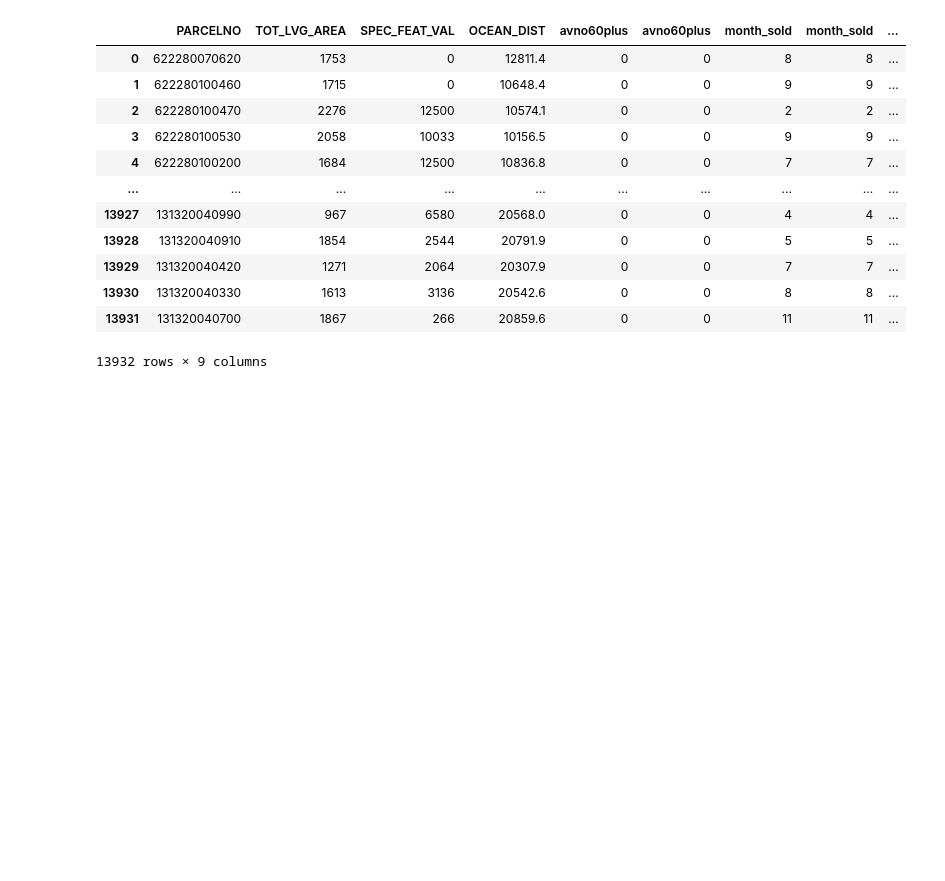
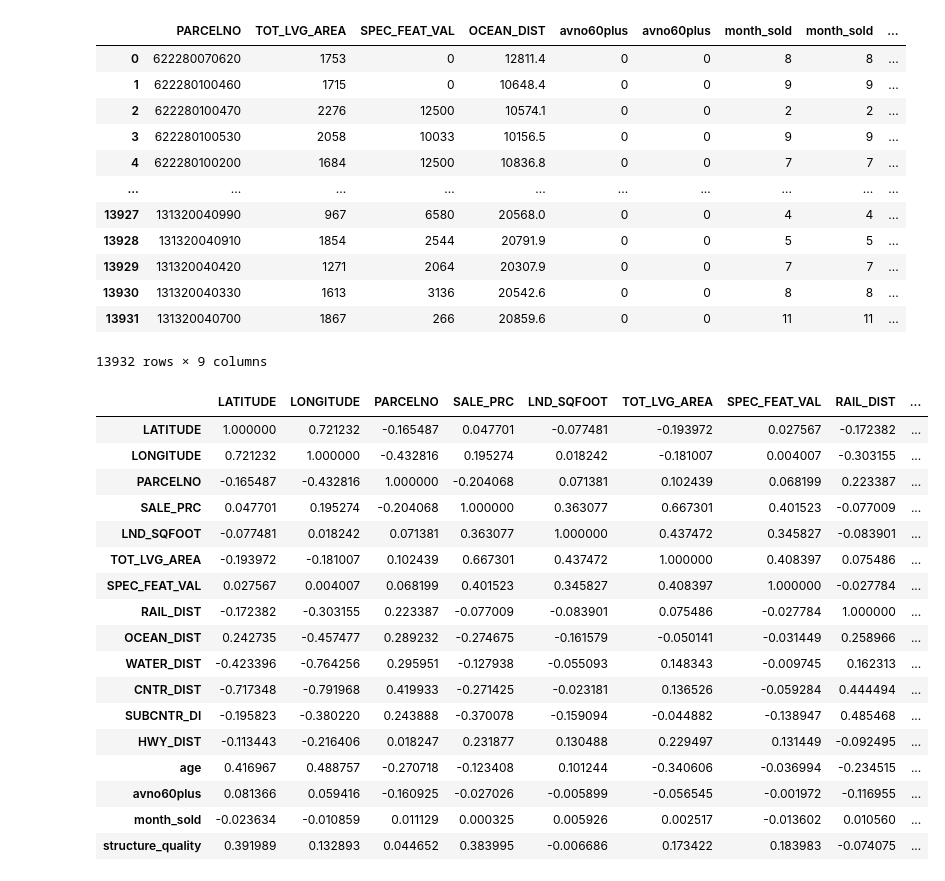
Before and after one commit to OswaCabrera/DataMining, a Jupyter notebook: OCP-HRD-Practica6.ipynb, the cells around one changed output. Saved outputs shown, nothing was run; the diff lists cells and outputs as text; code cells hidden in the pictures; blank space fills up the shorter version.

```diff
--- a/OCP-HRD-Practica6.ipynb
+++ b/OCP-HRD-Practica6.ipynb
@@ -549,3 +567,25 @@ DatosMiamiACP
 | 13930 | 131320040330 | 1613 | 3136 | 20542.6 | 0 | 0 | 8 | 8 | ... |
 | 13931 | 131320040700 | 1867 | 266 | 20859.6 | 0 | 0 | 11 | 11 | ... |
 13932 rows × 9 columns
+# %%
+CorrMiami = DatosMiami.corr(method='pearson')
+CorrMiami #AQUI EMPIEZA ACD
+# %% [output]
+|  | LATITUDE | LONGITUDE | PARCELNO | SALE_PRC | LND_SQFOOT | TOT_LVG_AREA | SPEC_FEAT_VAL | RAIL_DIST | ... |
+| LATITUDE | 1.000000 | 0.721232 | -0.165487 | 0.047701 | -0.077481 | -0.193972 | 0.027567 | -0.172382 | ... |
+| LONGITUDE | 0.721232 | 1.000000 | -0.432816 | 0.195274 | 0.018242 | -0.181007 | 0.004007 | -0.303155 | ... |
+| PARCELNO | -0.165487 | -0.432816 | 1.000000 | -0.204068 | 0.071381 | 0.102439 | 0.068199 | 0.223387 | ... |
+| SALE_PRC | 0.047701 | 0.195274 | -0.204068 | 1.000000 | 0.363077 | 0.667301 | 0.401523 | -0.077009 | ... |
+| LND_SQFOOT | -0.077481 | 0.018242 | 0.071381 | 0.363077 | 1.000000 | 0.437472 | 0.345827 | -0.083901 | ... |
+| TOT_LVG_AREA | -0.193972 | -0.181007 | 0.102439 | 0.667301 | 0.437472 | 1.000000 | 0.408397 | 0.075486 | ... |
+| SPEC_FEAT_VAL | 0.027567 | 0.004007 | 0.068199 | 0.401523 | 0.345827 | 0.408397 | 1.000000 | -0.027784 | ... |
+| RAIL_DIST | -0.172382 | -0.303155 | 0.223387 | -0.077009 | -0.083901 | 0.075486 | -0.027784 | 1.000000 | ... |
+| OCEAN_DIST | 0.242735 | -0.457477 | 0.289232 | -0.274675 | -0.161579 | -0.050141 | -0.031449 | 0.258966 | ... |
+| WATER_DIST | -0.423396 | -0.764256 | 0.295951 | -0.127938 | -0.055093 | 0.148343 | -0.009745 | 0.162313 | ... |
+| CNTR_DIST | -0.717348 | -0.791968 | 0.419933 | -0.271425 | -0.023181 | 0.136526 | -0.059284 | 0.444494 | ... |
+| SUBCNTR_DI | -0.195823 | -0.380220 | 0.243888 | -0.370078 | -0.159094 | -0.044882 | -0.138947 | 0.485468 | ... |
+| HWY_DIST | -0.113443 | -0.216406 | 0.018247 | 0.231877 | 0.130488 | 0.229497 | 0.131449 | -0.092495 | ... |
+| age | 0.416967 | 0.488757 | -0.270718 | -0.123408 | 0.101244 | -0.340606 | -0.036994 | -0.234515 | ... |
+| avno60plus | 0.081366 | 0.059416 | -0.160925 | -0.027026 | -0.005899 | -0.056545 | -0.001972 | -0.116955 | ... |
+| month_sold | -0.023634 | -0.010859 | 0.011129 | 0.000325 | 0.005926 | 0.002517 | -0.013602 | 0.010560 | ... |
+| structure_quality | 0.391989 | 0.132893 | 0.044652 | 0.383995 | -0.006686 | 0.173422 | 0.183983 | -0.074075 | ... |
```
Also changed, not shown: parts of 11 cells of this notebook.
